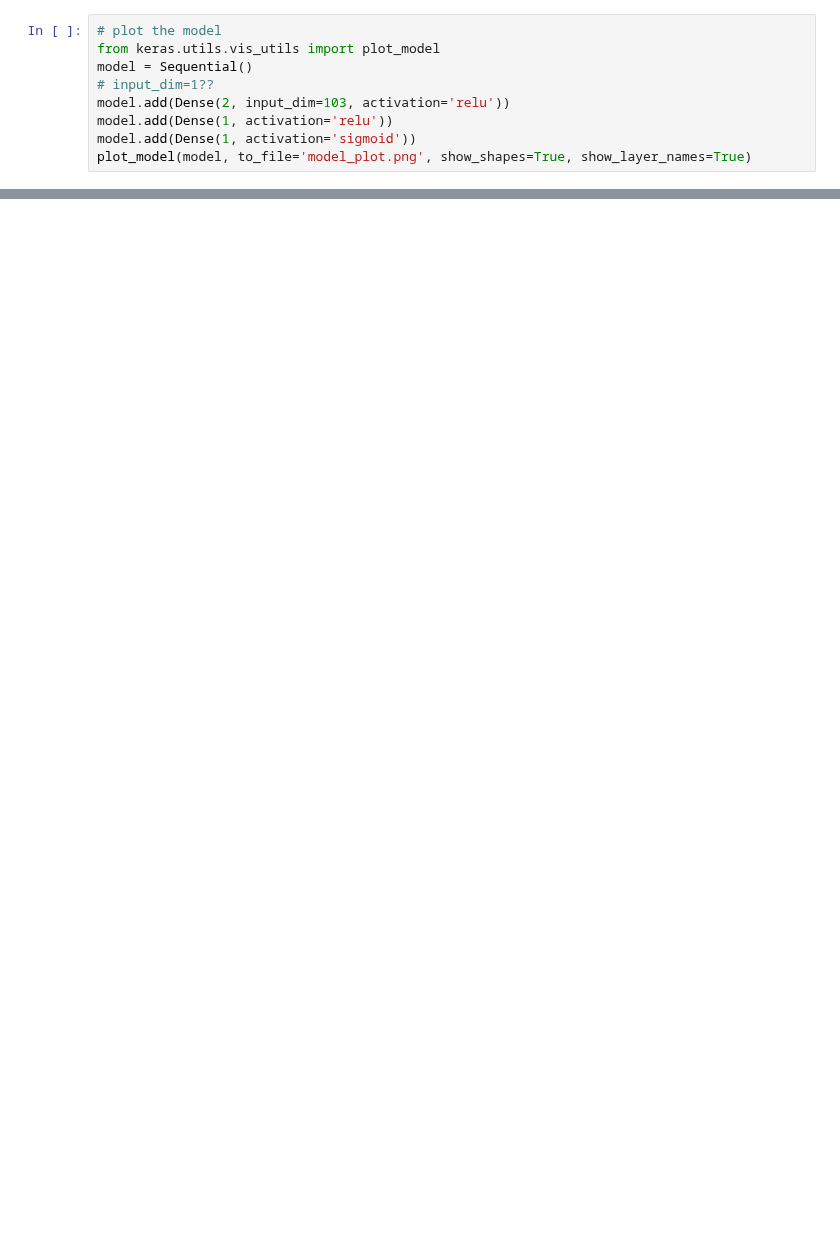
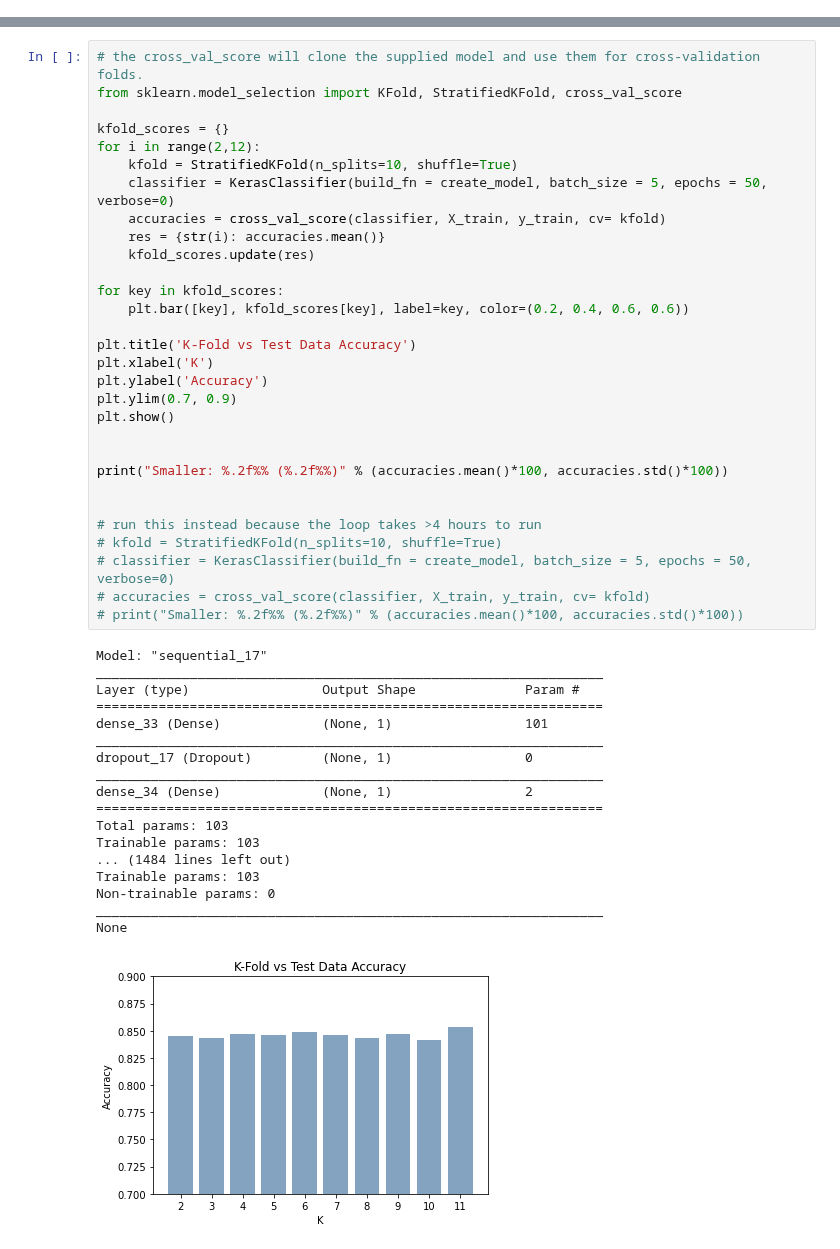
Before and after one commit to blueriver212/Crime_Prediction_ML, a Jupyter notebook: NN-Final.ipynb, the cells around one changed output, grey strips where cells are left out. Saved outputs shown, nothing was run; the diff lists cells and outputs as text; blank space fills up the shorter version.

```diff
--- a/NN-Final.ipynb
+++ b/NN-Final.ipynb
@@ -142,9 +59,0 @@ print('Accuracy: %.2f' % (accuracy*100))
-# %%
-# plot the model
-from keras.utils.vis_utils import plot_model
-model = Sequential()
-# input_dim=1??
-model.add(Dense(2, input_dim=103, activation='relu'))
-model.add(Dense(1, activation='relu'))
-model.add(Dense(1, activation='sigmoid'))
-plot_model(model, to_file='model_plot.png', show_shapes=True, show_layer_names=True)
@@ -150,0 +99,49 @@ plot_model(model, to_file='model_plot.png', show_shapes=True, show_layer_names=T
+# %%
+# the cross_val_score will clone the supplied model and use them for cross-validation folds.
+from sklearn.model_selection import KFold, StratifiedKFold, cross_val_score
+
+kfold_scores = {}
+for i in range(2,12):
+    kfold = StratifiedKFold(n_splits=10, shuffle=True)
+    classifier = KerasClassifier(build_fn = create_model, batch_size = 5, epochs = 50, verbose=0)
+    accuracies = cross_val_score(classifier, X_train, y_train, cv= kfold)
+    res = {str(i): accuracies.mean()}
+    kfold_scores.update(res)
+
+for key in kfold_scores:
+    plt.bar([key], kfold_scores[key], label=key, color=(0.2, 0.4, 0.6, 0.6))
+
+plt.title('K-Fold vs Test Data Accuracy')
+plt.xlabel('K')
+plt.ylabel('Accuracy')
+plt.ylim(0.7, 0.9)
+plt.show()
+
+
+print("Smaller: %.2f%% (%.2f%%)" % (accuracies.mean()*100, accuracies.std()*100))
+
+
+# run this instead because the loop takes >4 hours to run
+# kfold = StratifiedKFold(n_splits=10, shuffle=True)
+# classifier = KerasClassifier(build_fn = create_model, batch_size = 5, epochs = 50, verbose=0)
+# accuracies = cross_val_score(classifier, X_train, y_train, cv= kfold)
+# print("Smaller: %.2f%% (%.2f%%)" % (accuracies.mean()*100, accuracies.std()*100))
+# %% [output]
+Model: "sequential_17"
+_________________________________________________________________
+Layer (type)                 Output Shape              Param #
+=================================================================
+dense_33 (Dense)             (None, 1)                 101
+_________________________________________________________________
+dropout_17 (Dropout)         (None, 1)                 0
+_________________________________________________________________
+dense_34 (Dense)             (None, 1)                 2
+=================================================================
+Total params: 103
+Trainable params: 103
+... (1484 lines left out)
+Trainable params: 103
+Non-trainable params: 0
+_________________________________________________________________
+None
+[figure, added]
```
Also changed, not shown: parts of 14 cells of this notebook.
